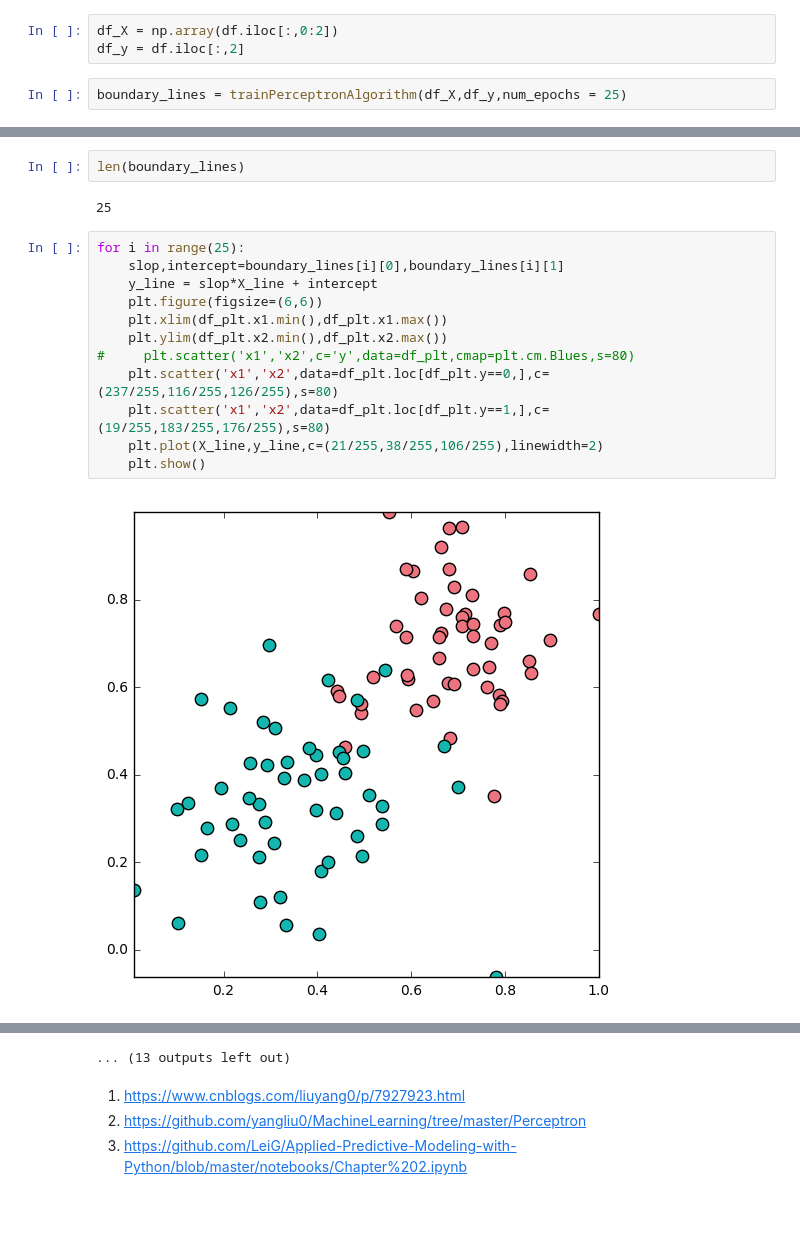
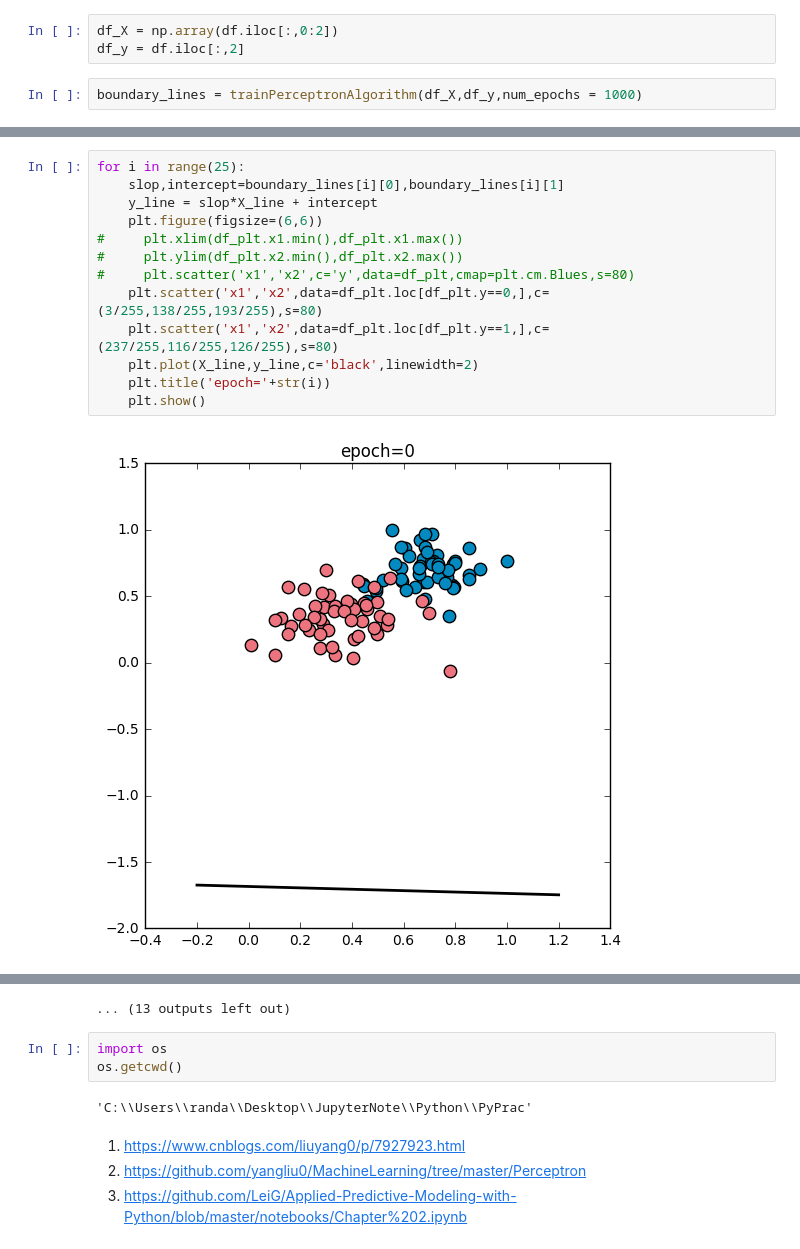
Before and after one commit to Randallzoeng/-Storytelling-Visualizatio, a Jupyter notebook: PythonInAction.ipynb, the cells around one changed output, grey strips where cells are left out. Cells and saved outputs as stored; diff of their text form; blank space fills up the shorter version.

```diff
--- a/PythonInAction.ipynb
+++ b/PythonInAction.ipynb
@@ -375,7 +374,7 @@ df.head()
 df_X = np.array(df.iloc[:,0:2])
 df_y = df.iloc[:,2]
 # %%
-boundary_lines = trainPerceptronAlgorithm(df_X,df_y,num_epochs = 25)
+boundary_lines = trainPerceptronAlgorithm(df_X,df_y,num_epochs = 1000)
 # %%
 %matplotlib inline
 import matplotlib.pyplot as plt
@@ -404,18 +407,15 @@ plt.plot(X_line,y_line)
-# %%
-len(boundary_lines)
-# %% [output]
-25
 # %%
 for i in range(25):
     slop,intercept=boundary_lines[i][0],boundary_lines[i][1]
     y_line = slop*X_line + intercept
     plt.figure(figsize=(6,6))
-    plt.xlim(df_plt.x1.min(),df_plt.x1.max())
-    plt.ylim(df_plt.x2.min(),df_plt.x2.max())
+#     plt.xlim(df_plt.x1.min(),df_plt.x1.max())
+#     plt.ylim(df_plt.x2.min(),df_plt.x2.max())
 #     plt.scatter('x1','x2',c='y',data=df_plt,cmap=plt.cm.Blues,s=80)
-    plt.scatter('x1','x2',data=df_plt.loc[df_plt.y==0,],c=(237/255,116/255,126/255),s=80)
-    plt.scatter('x1','x2',data=df_plt.loc[df_plt.y==1,],c=(19/255,183/255,176/255),s=80)
-    plt.plot(X_line,y_line,c=(21/255,38/255,106/255),linewidth=2)
+    plt.scatter('x1','x2',data=df_plt.loc[df_plt.y==0,],c=(3/255,138/255,193/255),s=80)
+    plt.scatter('x1','x2',data=df_plt.loc[df_plt.y==1,],c=(237/255,116/255,126/255),s=80)
+    plt.plot(X_line,y_line,c='black',linewidth=2)
+    plt.title('epoch='+str(i))
     plt.show()
 # %% [output]
-[figure, old version]
+[figure, new version]
@@ -433,4 +433,9 @@ for i in range(25):
 ... (13 outputs left out)
+# %%
+import os
+os.getcwd()
+# %% [output]
+'C:\\Users\\randa\\Desktop\\JupyterNote\\Python\\PyPrac'
 # %% [markdown]
 1. https://www.cnblogs.com/liuyang0/p/7927923.html
 2. https://github.com/yangliu0/MachineLearning/tree/master/Perceptron
```
Also changed, not shown: parts of 5 cells of this notebook.
